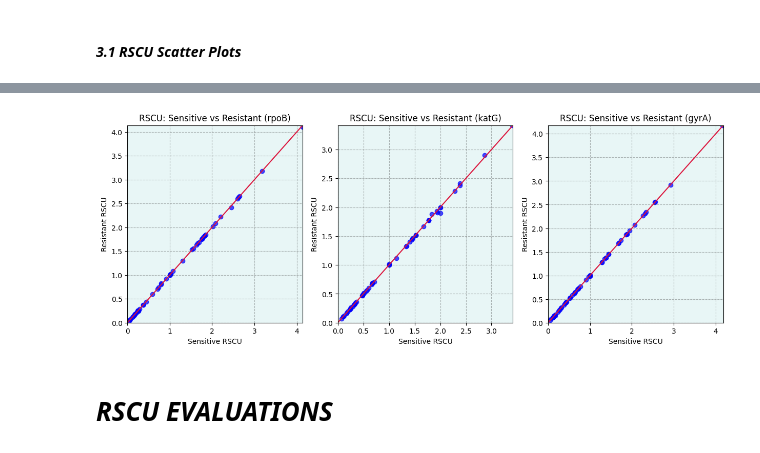
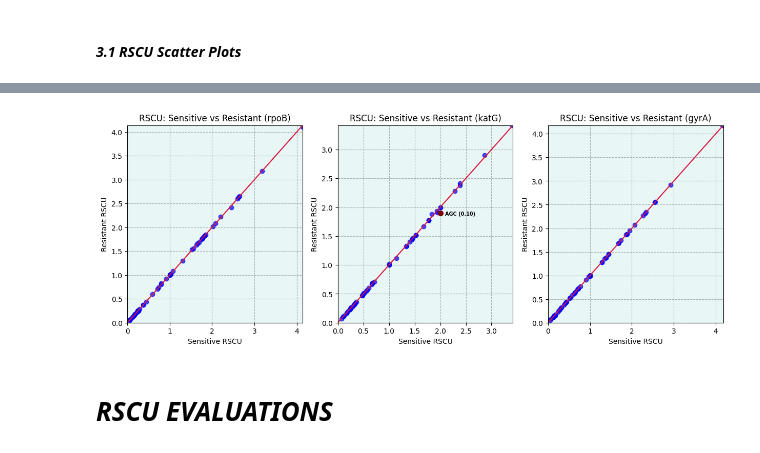
Before and after one commit to ginger-gif-bot/NGS, a Jupyter notebook: python_scripts/stats_plots.ipynb, the cells around one changed output, grey strips where cells are left out. Saved outputs shown, nothing was run; the diff lists cells and outputs as text; code cells hidden in the pictures.

```diff
--- a/python_scripts/stats_plots.ipynb
+++ b/python_scripts/stats_plots.ipynb
@@ -99,6 +99,14 @@ for gene,dataset in data:
     plt.xlim(0, max_val)
     plt.ylim(0, max_val)
     plt.grid(True,linestyle="--",alpha=0.4,color="#494a4a")
+    for codon in dataset.index:
+        xi = dataset.loc[codon,"Sensitive"]
+        yi = dataset.loc[codon,"Resistant"]
+        if abs(xi - yi) > 0.1:
+            plt.scatter(xi,yi, color = "maroon",s = 50, zorder = 5)
+            plt.annotate(f"{codon} ({abs(xi-yi):.2f})",(xi,yi), fontsize=7,
+                         xytext=(7,-3),textcoords="offset points",
+                         fontweight = "bold")
     plt.tight_layout()
     plt.savefig(os.path.join("..","results","plots",f"rscu_scatter_{gene}.png"),dpi=300,bbox_inches="tight")
     plt.show()
@@ -109,30 +117,38 @@ for gene,dataset in data:
 # %%
 fig, axes  = plt.subplots(1,3,figsize=(15,5))
 
 data = [
     ("rpoB",rscu_avg_rpoB),
     ("katG",rscu_avg_katG),
     ("gyrA",rscu_avg_gyrA)
 ]
 
 for i, (gene,dataset) in enumerate(data):
     x = dataset["Sensitive"]
     y = dataset["Resistant"]
     ax = axes[i]
     max_val = max(x.max(),y.max())
     ax.plot([0,max_val],[0,max_val],color="crimson", linestyle="-", label="y = x")
     ax.scatter(x,y,color="blue", alpha=0.7)
     ax.set_xlabel("Sensitive RSCU")
     ax.set_ylabel("Resistant RSCU")
     ax.set_title(f"RSCU: Sensitive vs Resistant ({gene})")
     ax.set_xlim(0, max_val)
     ax.set_ylim(0, max_val)
     ax.grid(True,linestyle="--",alpha=0.4,color="#494a4a")
     ax.set_facecolor("#e8f6f6")
+    for codon in dataset.index:
+        xi = dataset.loc[codon,"Sensitive"]
+        yi = dataset.loc[codon,"Resistant"]
+        if abs(xi - yi) > 0.1:
+            ax.scatter(xi,yi, color = "maroon",s = 50, zorder = 5)
+            ax.annotate(f"{codon} ({abs(xi-yi):.2f})",(xi,yi), fontsize=7,
+                         xytext=(7,-3),textcoords="offset points",
+                         fontweight = "bold")
 plt.savefig(os.path.join("..","results","plots","rscu_scatter_all.png"),dpi=300,bbox_inches="tight")
 plt.show()
 # %% [output]
-[figure, old version]
+[figure, new version]
 # %% [markdown]
 # ***RSCU EVALUATIONS***
 # %%
```
Also changed, not shown: parts of 17 cells of this notebook, 2 other files.
